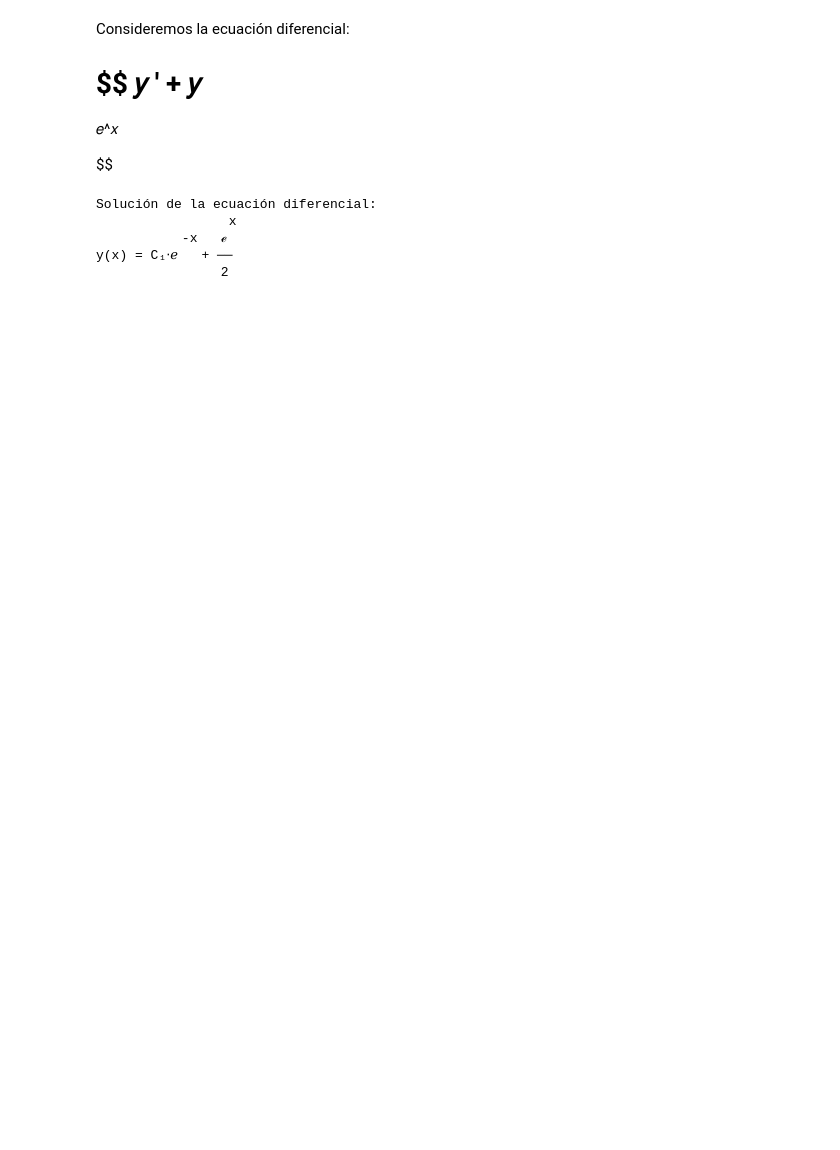
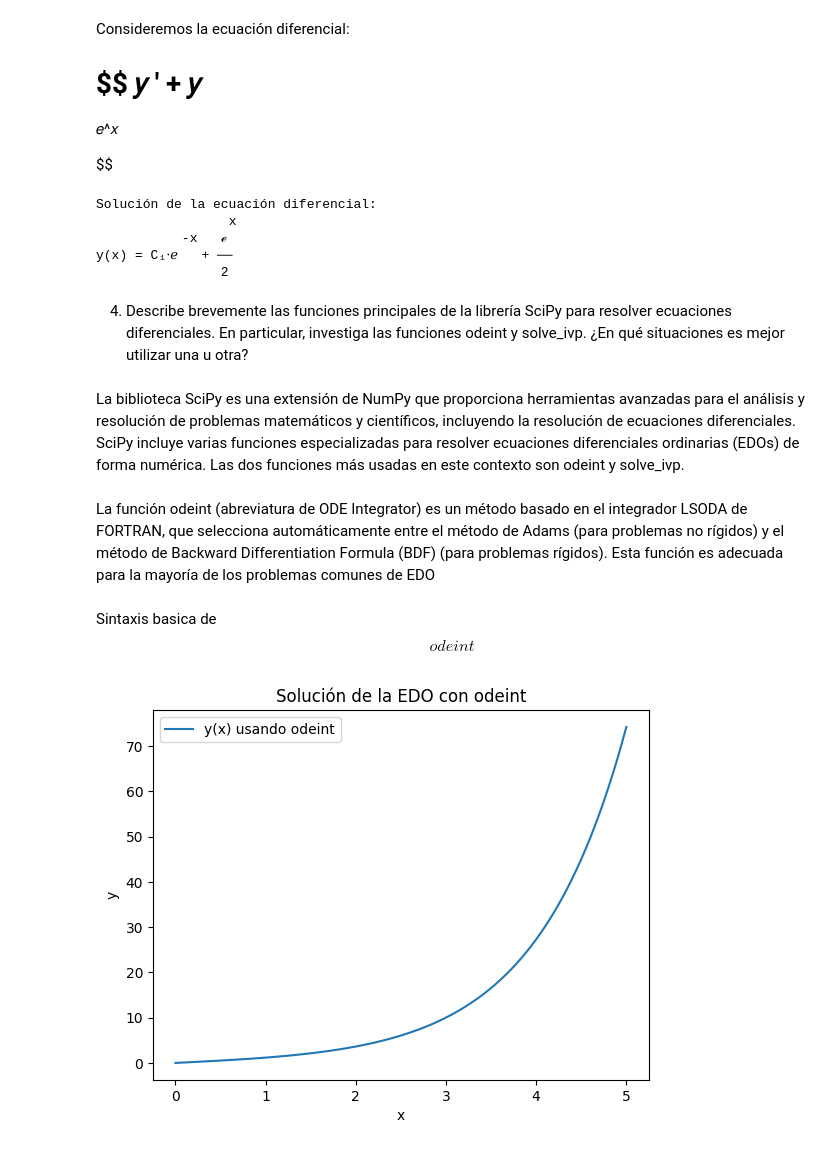
Before and after one commit to UTNFRRE/Analisis-Numerico, a Jupyter notebook: tp-teoria.ipynb, the cells around one changed output. Cells and saved outputs as stored; diff of their text form; code cells hidden in the pictures; blank space fills up the shorter version.

```diff
--- a/tp-teoria.ipynb
+++ b/tp-teoria.ipynb
@@ -233,3 +226,16 @@ Solución de la ecuación diferencial:
            -x   ℯ
 y(x) = C₁⋅ℯ   + ──
                 2
+# %% [markdown]
+4. Describe brevemente las funciones principales de la librería SciPy para resolver ecuaciones
+diferenciales. En particular, investiga las funciones odeint y solve_ivp. ¿En qué situaciones es
+mejor utilizar una u otra?
+# %% [markdown]
+La biblioteca SciPy es una extensión de NumPy que proporciona herramientas avanzadas para el análisis y resolución de problemas matemáticos y científicos, incluyendo la resolución de ecuaciones diferenciales. SciPy incluye varias funciones especializadas para resolver ecuaciones diferenciales ordinarias (EDOs) de forma numérica. Las dos funciones más usadas en este contexto son odeint y solve_ivp.
+# %% [markdown]
+La función odeint (abreviatura de ODE Integrator) es un método basado en el integrador LSODA de FORTRAN, que selecciona automáticamente entre el método de Adams (para problemas no rígidos) y el método de Backward Differentiation Formula (BDF) (para problemas rígidos). Esta función es adecuada para la mayoría de los problemas comunes de EDO
+# %% [markdown]
+Sintaxis basica de
+$$
+odeint
+$$
@@ -235,0 +247,27 @@ y(x) = C₁⋅ℯ   + ──
+# %%
+import numpy as np
+from scipy.integrate import odeint
+import matplotlib.pyplot as plt
+
+# Definimos la función para la EDO
+def modelo(y, x):
+    # dy/dx + y = exp(x)
+    dydx = np.exp(x) - y
+    return dydx
+
+# Condición inicial y rango de x
+y0 = 0
+x = np.linspace(0, 5, 100)
+
+# Resolver la EDO con odeint
+solucion = odeint(modelo, y0, x)
+
+# Graficamos la solución
+plt.plot(x, solucion, label='y(x) usando odeint')
+plt.xlabel('x')
+plt.ylabel('y')
+plt.legend()
+plt.title('Solución de la EDO con odeint')
+plt.show()
+# %% [output]
+[figure, added]
```
Also changed, not shown: parts of 13 cells of this notebook.
